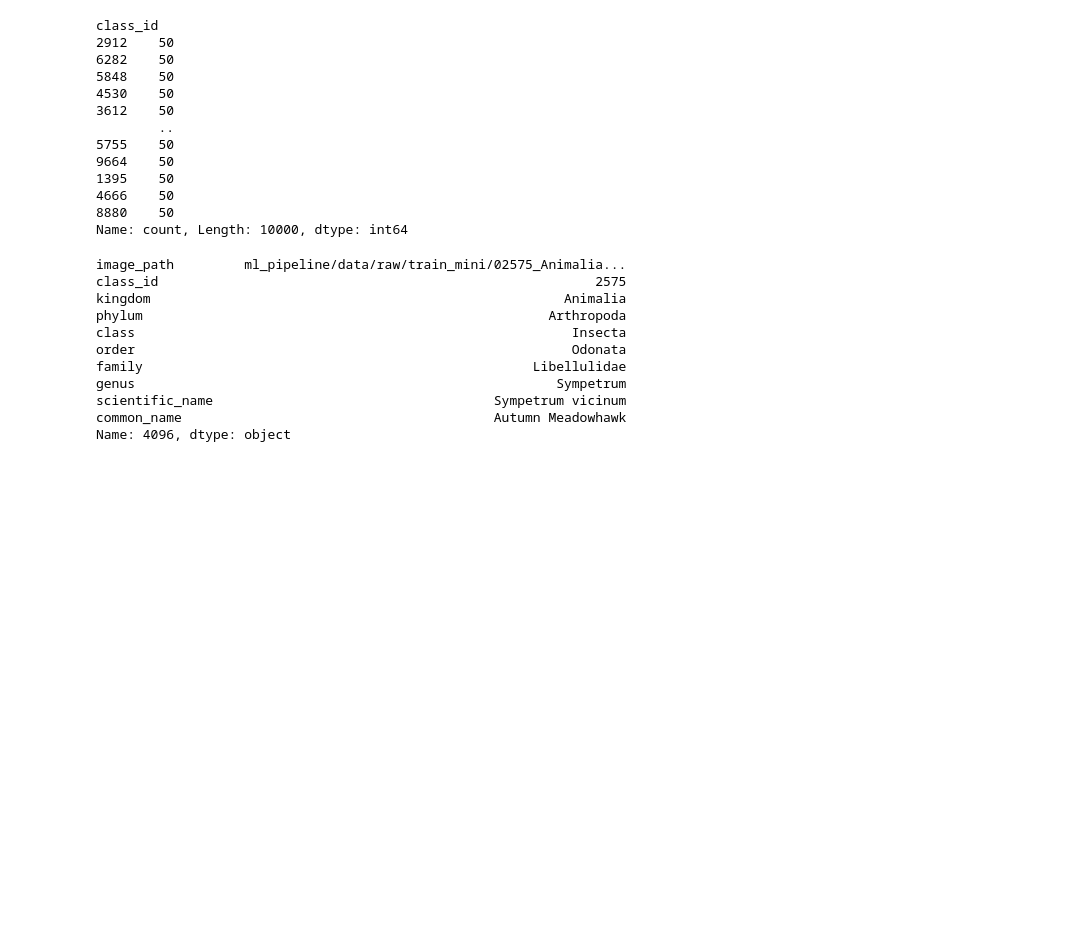
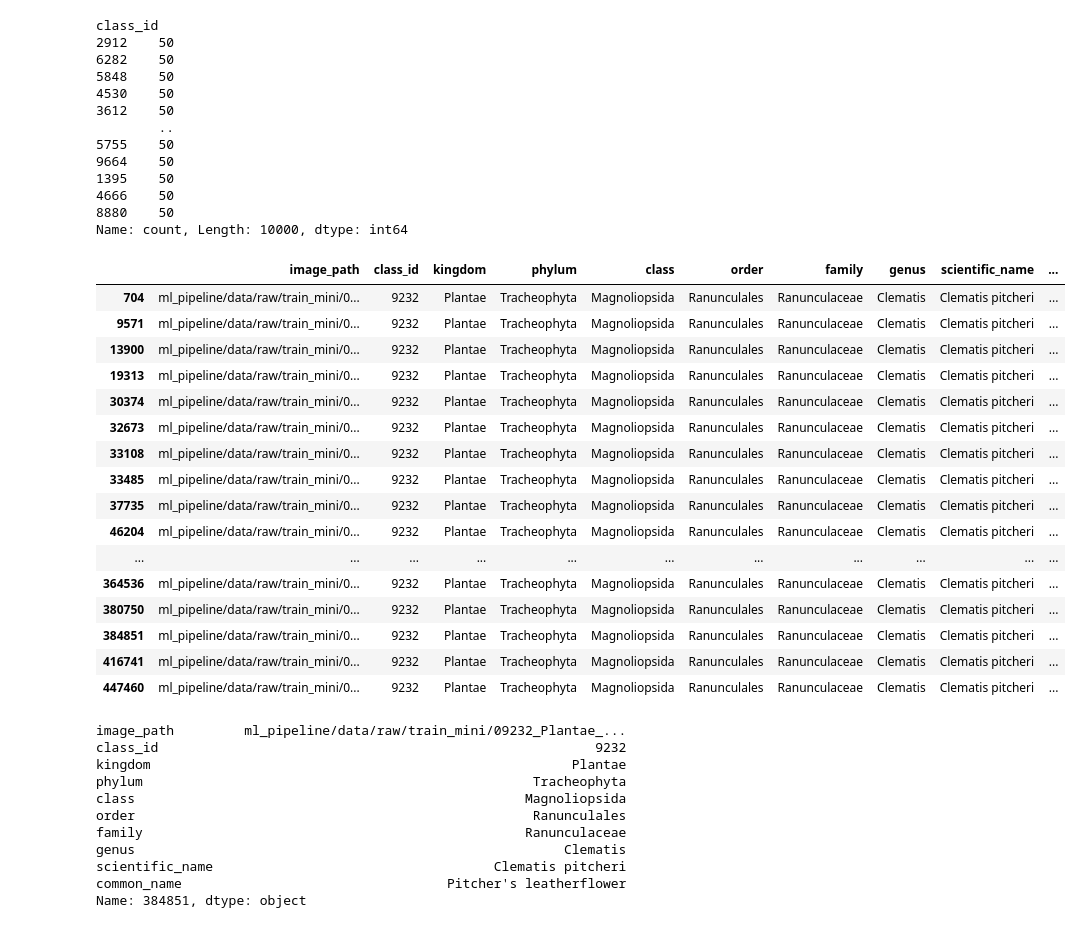
Before and after one commit to sharma-aryan-1/Project-Kanto, a Jupyter notebook: ml_pipeline/notebooks/datatest.ipynb, the cells around one changed output. Cells and saved outputs as stored; diff of their text form; code cells hidden in the pictures; blank space fills up the shorter version.

```diff
--- a/ml_pipeline/notebooks/datatest.ipynb
+++ b/ml_pipeline/notebooks/datatest.ipynb
@@ -33,23 +33,43 @@ class_id
 4666    50
 8880    50
 Name: count, Length: 10000, dtype: int64
+# %%
+df[df['class_id'] == 9232]
+# %% [output]
+|  | image_path | class_id | kingdom | phylum | class | order | family | genus | scientific_name | ... |
+| 704 | ml_pipeline/data/raw/train_mini/0... | 9232 | Plantae | Tracheophyta | Magnoliopsida | Ranunculales | Ranunculaceae | Clematis | Clematis pitcheri | ... |
+| 9571 | ml_pipeline/data/raw/train_mini/0... | 9232 | Plantae | Tracheophyta | Magnoliopsida | Ranunculales | Ranunculaceae | Clematis | Clematis pitcheri | ... |
+| 13900 | ml_pipeline/data/raw/train_mini/0... | 9232 | Plantae | Tracheophyta | Magnoliopsida | Ranunculales | Ranunculaceae | Clematis | Clematis pitcheri | ... |
+| 19313 | ml_pipeline/data/raw/train_mini/0... | 9232 | Plantae | Tracheophyta | Magnoliopsida | Ranunculales | Ranunculaceae | Clematis | Clematis pitcheri | ... |
+| 30374 | ml_pipeline/data/raw/train_mini/0... | 9232 | Plantae | Tracheophyta | Magnoliopsida | Ranunculales | Ranunculaceae | Clematis | Clematis pitcheri | ... |
+| 32673 | ml_pipeline/data/raw/train_mini/0... | 9232 | Plantae | Tracheophyta | Magnoliopsida | Ranunculales | Ranunculaceae | Clematis | Clematis pitcheri | ... |
+| 33108 | ml_pipeline/data/raw/train_mini/0... | 9232 | Plantae | Tracheophyta | Magnoliopsida | Ranunculales | Ranunculaceae | Clematis | Clematis pitcheri | ... |
+| 33485 | ml_pipeline/data/raw/train_mini/0... | 9232 | Plantae | Tracheophyta | Magnoliopsida | Ranunculales | Ranunculaceae | Clematis | Clematis pitcheri | ... |
+| 37735 | ml_pipeline/data/raw/train_mini/0... | 9232 | Plantae | Tracheophyta | Magnoliopsida | Ranunculales | Ranunculaceae | Clematis | Clematis pitcheri | ... |
+| 46204 | ml_pipeline/data/raw/train_mini/0... | 9232 | Plantae | Tracheophyta | Magnoliopsida | Ranunculales | Ranunculaceae | Clematis | Clematis pitcheri | ... |
+| ... | ... | ... | ... | ... | ... | ... | ... | ... | ... | ... |
+| 364536 | ml_pipeline/data/raw/train_mini/0... | 9232 | Plantae | Tracheophyta | Magnoliopsida | Ranunculales | Ranunculaceae | Clematis | Clematis pitcheri | ... |
+| 380750 | ml_pipeline/data/raw/train_mini/0... | 9232 | Plantae | Tracheophyta | Magnoliopsida | Ranunculales | Ranunculaceae | Clematis | Clematis pitcheri | ... |
+| 384851 | ml_pipeline/data/raw/train_mini/0... | 9232 | Plantae | Tracheophyta | Magnoliopsida | Ranunculales | Ranunculaceae | Clematis | Clematis pitcheri | ... |
+| 416741 | ml_pipeline/data/raw/train_mini/0... | 9232 | Plantae | Tracheophyta | Magnoliopsida | Ranunculales | Ranunculaceae | Clematis | Clematis pitcheri | ... |
+| 447460 | ml_pipeline/data/raw/train_mini/0... | 9232 | Plantae | Tracheophyta | Magnoliopsida | Ranunculales | Ranunculaceae | Clematis | Clematis pitcheri | ... |
 # %%
 from PIL import Image
 # %%
-n = 4096
+n = 384851
 df.iloc[n]
 # %% [output]
-image_path         ml_pipeline/data/raw/train_mini/02575_Animalia...
-class_id                                                        2575
-kingdom                                                     Animalia
-phylum                                                    Arthropoda
-class                                                        Insecta
-order                                                        Odonata
-family                                                  Libellulidae
-genus                                                      Sympetrum
-scientific_name                                    Sympetrum vicinum
-common_name                                        Autumn Meadowhawk
-Name: 4096, dtype: object
+image_path         ml_pipeline/data/raw/train_mini/09232_Plantae_...
+class_id                                                        9232
+kingdom                                                      Plantae
+phylum                                                  Tracheophyta
+class                                                  Magnoliopsida
+order                                                   Ranunculales
+family                                                 Ranunculaceae
+genus                                                       Clematis
+scientific_name                                    Clematis pitcheri
+common_name                                  Pitcher's leatherflower
+Name: 384851, dtype: object
 # %%
 Image.open(r"../../"+df.iloc[n].image_path)
 # %% [output]
```
Also changed, not shown: parts of 5 cells of this notebook, 3 other files.
